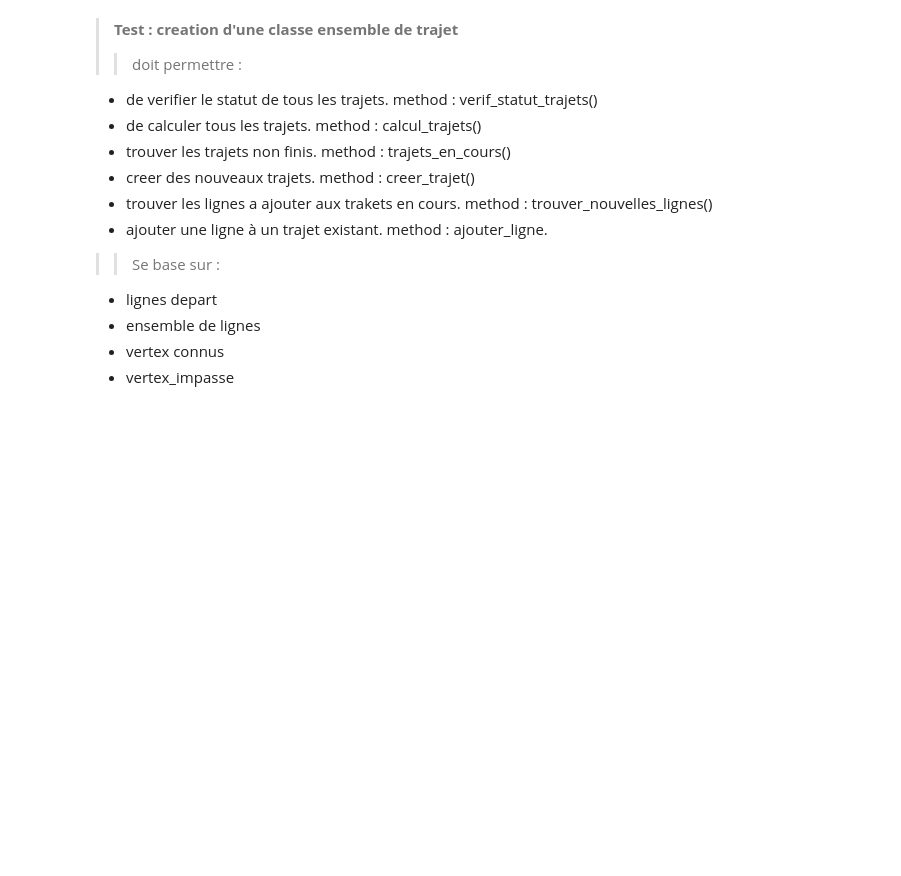
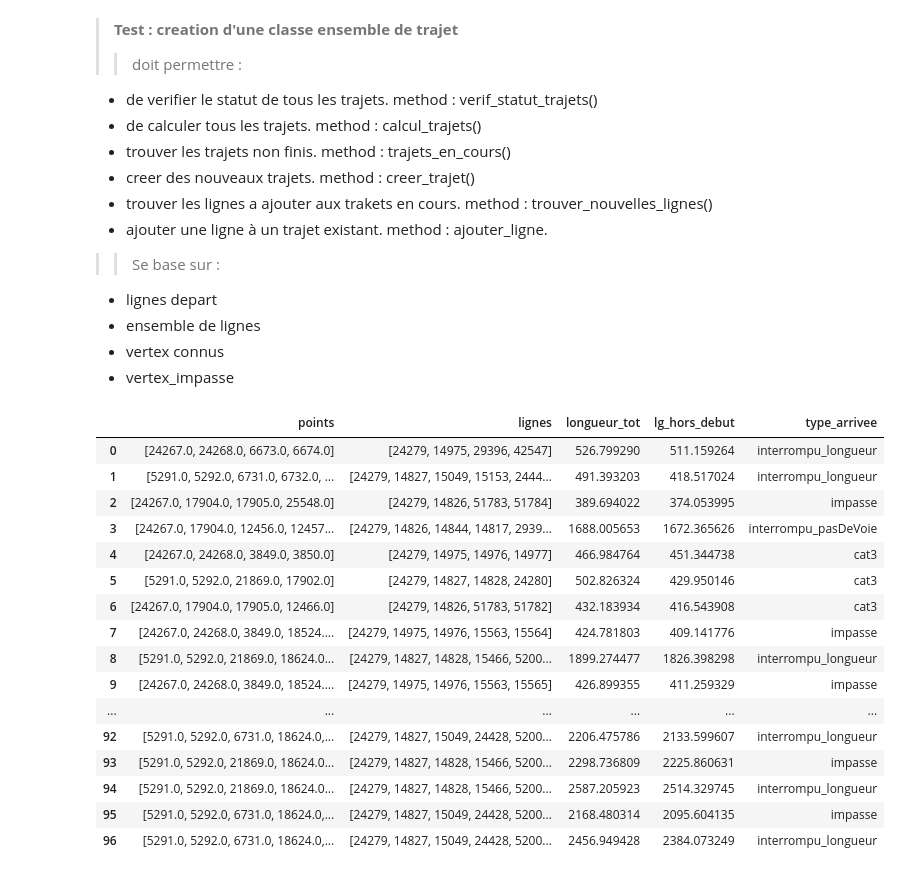
Before and after one commit to nantodevison/Lin_uniq_BdxM, a Jupyter notebook: Lin_uniq_BdxM/Traitements/traitements.ipynb, the cells around one changed output. Cells and saved outputs as stored; diff of their text form; code cells hidden in the pictures; blank space fills up the shorter version.

```diff
--- a/Lin_uniq_BdxM/Traitements/traitements.ipynb
+++ b/Lin_uniq_BdxM/Traitements/traitements.ipynb
@@ -523,7 +521,7 @@ bati=gp.read_file(r'D:\Boulot\Lin_bm\C19SA0101\Doc_travail\Donnees_produites\Don
 #plus proche voisin sur la base de tout le rhv route
 ident_connus=gdf_traf_1234.ident.to_numpy()
 #coreesp_bati=plus_proche_voisin(bati,graph_filaire,200,'ID','ident')
-coreesp_bati2=pd.read_csv(r'D:\temp\Linearisation_BM\C19SA0101\C19SA0101\Doc_travail\Donnees_produites\Donnees\bati\ppv_bati-route_V2.csv')
+coreesp_bati2=pd.read_csv(r'D:\Boulot\AffairesEnCours\Linearisation_BM\C19SA0101\C19SA0101\Doc_travail\Donnees_produites\Donnees\bati\ppv_bati-route_V2.csv')
 #la corresppondance peut renvoyer plusieurs valeurs si un vertex commun a plusieurs lignes est le point le plus proche. Dans ce cas on conserve l'ident d'une voies de cat1,2,3 si il y en a une, sionon n'importe lequel
 for i in coreesp_bati2.loc[coreesp_bati2.duplicated('ID')].ID.unique() :
     idents_dbl=coreesp_bati2.loc[coreesp_bati2['ID']==i].ident.tolist()
@@ -575,19 +573,38 @@ vertex_impasse=[k for k, v in Counter(graph_filaire.source.tolist()+graph_filair
 # %%
 %%time
 #test sur une ligne
-ident_proche_bati=str(bati_ligne_proche.loc[bati_ligne_proche['ID']=='BATIMENT0000000257003562'].ident.to_numpy()[0])#risque si ident pas trouver d'IndexError
-point_depart=bati_ligne_proche.loc[bati_ligne_proche['ID']=='BATIMENT0000000257003562'].point_proche.values[0]
+#il peut y avoir des erreurs dans le rhv, comme par exemple l'ident 14844 qui ne touche pas le 24285
+ident_proche_bati=str(bati_ligne_proche.loc[bati_ligne_proche['ID']=='BATIMENT0000000257801129'].ident.to_numpy()[0])#risque si ident pas trouver d'IndexError
+point_depart=bati_ligne_proche.loc[bati_ligne_proche['ID']=='BATIMENT0000000257801129'].point_proche.values[0]
 trajets=v4.ensemble_trajet(ident_proche_bati,point_depart,ensemble_lignes, vertex_connus, vertex_impasse, graph_filaire_vertex)
 trajets.initialiser_trajets()
 trajets.allonger_trajet()
-
 trajets.creer_df_tt_trajet()
 trajets.filtrer_df_tt_trajet()
 trajets.trajet_court=tuple(trajets.df_trajet_cat3_grp_OD.loc[trajets.df_trajet_cat3_grp_OD.longueur_tot==trajets.df_trajet_cat3_grp_OD.longueur_tot.min()].lignes.to_numpy()[0])
 trajets.point_arrive=trajets.df_trajet_cat3_grp_OD.loc[trajets.df_trajet_cat3_grp_OD.longueur_tot==trajets.df_trajet_cat3_grp_OD.longueur_tot.min()].points.to_numpy()[0][-1]
+
+trajets.trajet_court
-# %%
-trajets=v4.ensemble_trajet(ident_proche_bati,point_depart,ensemble_lignes, vertex_connus, vertex_impasse, graph_filaire_vertex)
-trajets.calculs_trajets()
+# %%
+trajets.df_tt_trajet
+# %% [output]
+|  | points | lignes | longueur_tot | lg_hors_debut | type_arrivee |
+| 0 | [24267.0, 24268.0, 6673.0, 6674.0] | [24279, 14975, 29396, 42547] | 526.799290 | 511.159264 | interrompu_longueur |
+| 1 | [5291.0, 5292.0, 6731.0, 6732.0, ... | [24279, 14827, 15049, 15153, 2444... | 491.393203 | 418.517024 | interrompu_longueur |
+| 2 | [24267.0, 17904.0, 17905.0, 25548.0] | [24279, 14826, 51783, 51784] | 389.694022 | 374.053995 | impasse |
+| 3 | [24267.0, 17904.0, 12456.0, 12457... | [24279, 14826, 14844, 14817, 2939... | 1688.005653 | 1672.365626 | interrompu_pasDeVoie |
+| 4 | [24267.0, 24268.0, 3849.0, 3850.0] | [24279, 14975, 14976, 14977] | 466.984764 | 451.344738 | cat3 |
+| 5 | [5291.0, 5292.0, 21869.0, 17902.0] | [24279, 14827, 14828, 24280] | 502.826324 | 429.950146 | cat3 |
+| 6 | [24267.0, 17904.0, 17905.0, 12466.0] | [24279, 14826, 51783, 51782] | 432.183934 | 416.543908 | cat3 |
+| 7 | [24267.0, 24268.0, 3849.0, 18524.... | [24279, 14975, 14976, 15563, 15564] | 424.781803 | 409.141776 | impasse |
+| 8 | [5291.0, 5292.0, 21869.0, 18624.0... | [24279, 14827, 14828, 15466, 5200... | 1899.274477 | 1826.398298 | interrompu_longueur |
+| 9 | [24267.0, 24268.0, 3849.0, 18524.... | [24279, 14975, 14976, 15563, 15565] | 426.899355 | 411.259329 | impasse |
+| ... | ... | ... | ... | ... | ... |
+| 92 | [5291.0, 5292.0, 6731.0, 18624.0,... | [24279, 14827, 15049, 24428, 5200... | 2206.475786 | 2133.599607 | interrompu_longueur |
+| 93 | [5291.0, 5292.0, 21869.0, 18624.0... | [24279, 14827, 14828, 15466, 5200... | 2298.736809 | 2225.860631 | impasse |
+| 94 | [5291.0, 5292.0, 21869.0, 18624.0... | [24279, 14827, 14828, 15466, 5200... | 2587.205923 | 2514.329745 | interrompu_longueur |
+| 95 | [5291.0, 5292.0, 6731.0, 18624.0,... | [24279, 14827, 15049, 24428, 5200... | 2168.480314 | 2095.604135 | impasse |
+| 96 | [5291.0, 5292.0, 6731.0, 18624.0,... | [24279, 14827, 15049, 24428, 5200... | 2456.949428 | 2384.073249 | interrompu_longueur |
 # %%
 #mise en oeuvre
 
```
Also changed, not shown: parts of 29 cells of this notebook, 2 other files.
